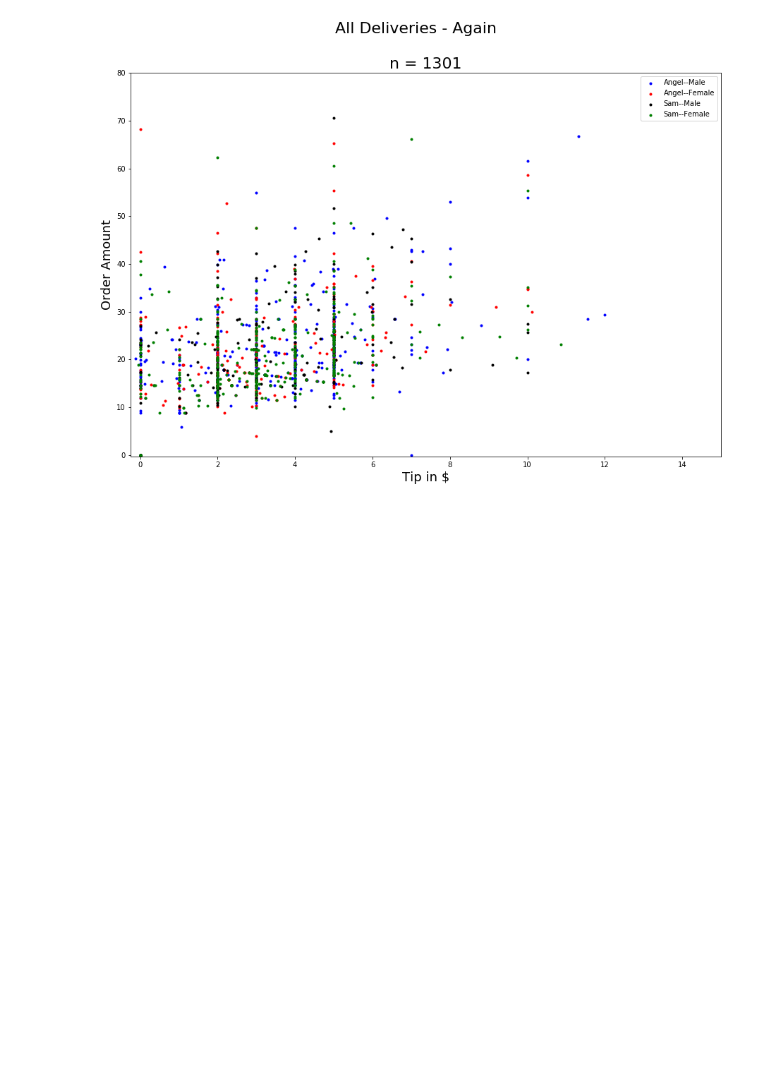
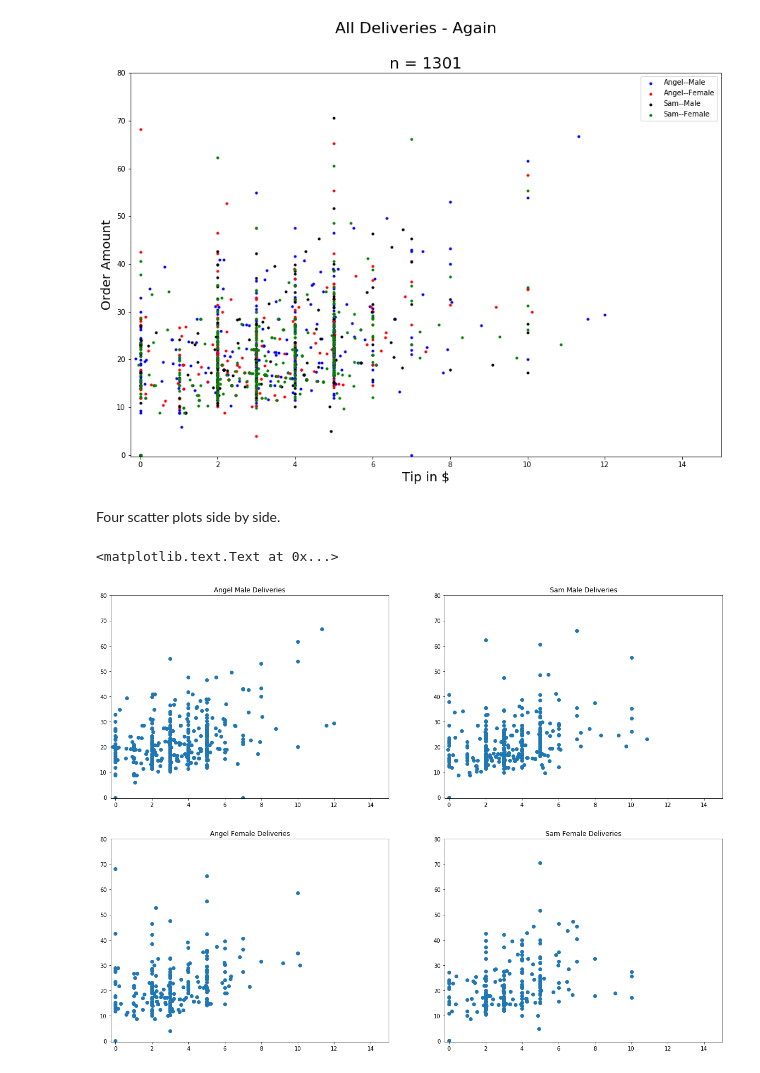
Before and after one commit to angelddaz/pizza_delivery, a Jupyter notebook: Jupyter Notebooks/004pizza_gender_tipping_scatterplots.ipynb, the cells around one changed output. Drawn from its saved outputs; the diff is of its cells as text; code cells hidden in the pictures; blank space fills up the shorter version.

Commit message:
four scatterplots in one

```diff
--- a/Jupyter Notebooks/004pizza_gender_tipping_scatterplots.ipynb
+++ b/Jupyter Notebooks/004pizza_gender_tipping_scatterplots.ipynb
@@ -87,3 +83,36 @@ pl.legend()
 pl.show()
 # %% [output]
 [figure]
+# %% [markdown]
+Four scatter plots side by side.
+# %%
+import numpy as np
+
+f, axarr = pl.subplots(2, 2)
+xmin = -0.25
+xmax = 15
+ymin = -0.30
+ymax = 80
+
+axarr[0, 0].set_xlim([xmin, xmax])
+axarr[0, 0].set_ylim([ymin, ymax])
+axarr[0, 0].scatter(angel_male.Tip, angel_male.OrderAmount)
+axarr[0, 0].set_title('Angel Male Deliveries')
+
+axarr[0, 1].set_xlim([xmin, xmax])
+axarr[0, 1].set_ylim([ymin, ymax])
+axarr[0, 1].scatter(sam_male.Tip, sam_male.OrderAmount)
+axarr[0, 1].set_title('Sam Male Deliveries')
+
+axarr[1, 0].set_xlim([xmin, xmax])
+axarr[1, 0].set_ylim([ymin, ymax])
+axarr[1, 0].scatter(angel_female.Tip, angel_female.OrderAmount)
+axarr[1, 0].set_title('Angel Female Deliveries')
+
+axarr[1, 1].set_xlim([xmin, xmax])
+axarr[1, 1].set_ylim([ymin, ymax])
+axarr[1, 1].scatter(sam_female.Tip, sam_female.OrderAmount)
+axarr[1, 1].set_title('Sam Female Deliveries')
+# %% [output]
+<matplotlib.text.Text at 0x...>
+[figure, added]
```
Also changed, not shown: parts of 2 cells of this notebook.
